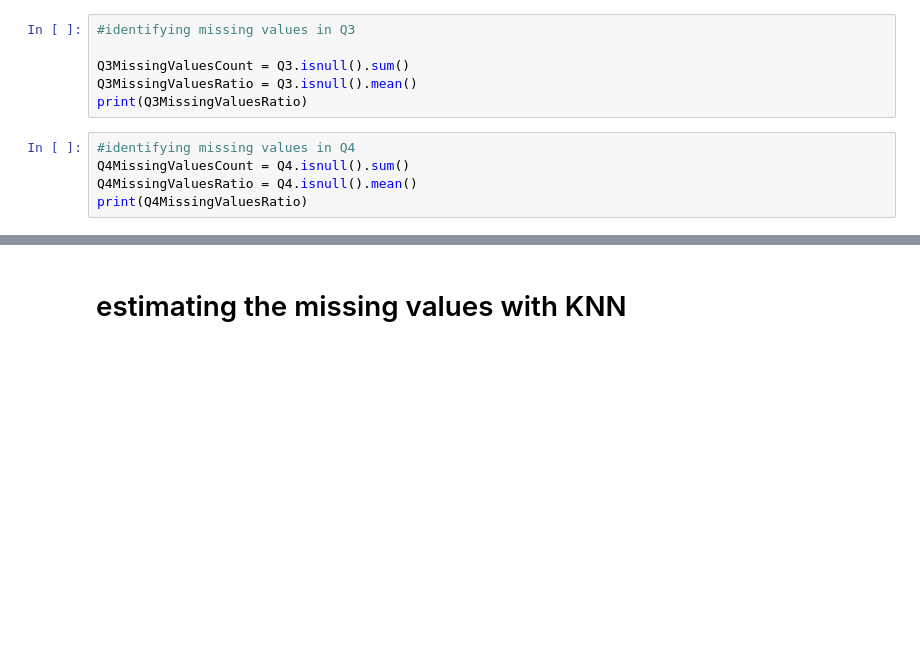
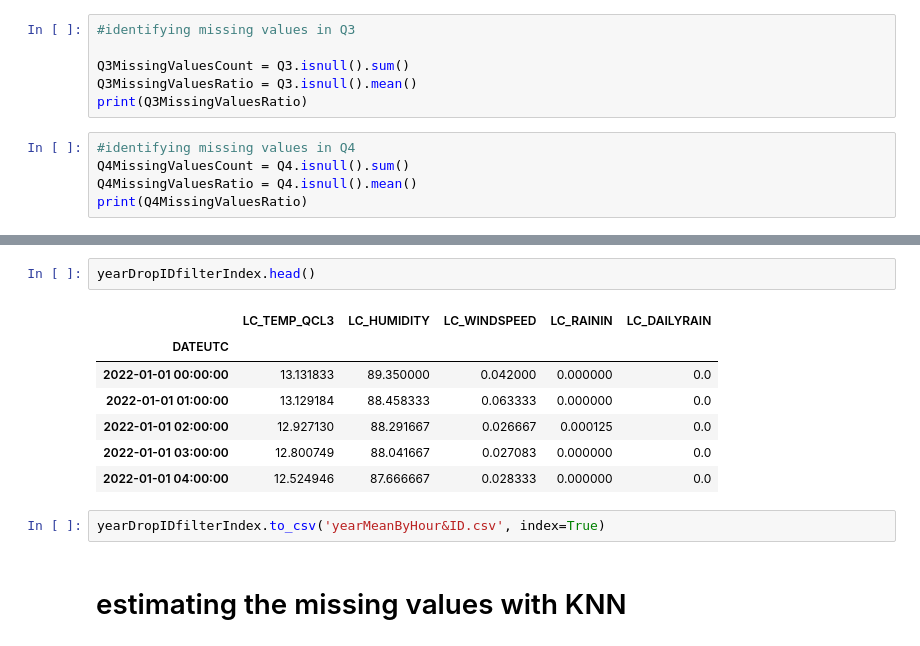
Before and after one commit to joaodpcm/MDA, a Jupyter notebook: DataCleaning.ipynb, the cells around one changed output, grey strips where cells are left out. Cells and saved outputs as stored; diff of their text form; blank space fills up the shorter version.

```diff
--- a/DataCleaning.ipynb
+++ b/DataCleaning.ipynb
@@ -115,3 +172,15 @@ print(yearDropIDfilter['ID'].unique())
+# %%
+yearDropIDfilterIndex.head()
+# %% [output]
+|  | LC_TEMP_QCL3 | LC_HUMIDITY | LC_WINDSPEED | LC_RAININ | LC_DAILYRAIN |
+| DATEUTC |  |  |  |  |  |
+| 2022-01-01 00:00:00 | 13.131833 | 89.350000 | 0.042000 | 0.000000 | 0.0 |
+| 2022-01-01 01:00:00 | 13.129184 | 88.458333 | 0.063333 | 0.000000 | 0.0 |
+| 2022-01-01 02:00:00 | 12.927130 | 88.291667 | 0.026667 | 0.000125 | 0.0 |
+| 2022-01-01 03:00:00 | 12.800749 | 88.041667 | 0.027083 | 0.000000 | 0.0 |
+| 2022-01-01 04:00:00 | 12.524946 | 87.666667 | 0.028333 | 0.000000 | 0.0 |
+# %%
+yearDropIDfilterIndex.to_csv('yearMeanByHour&ID.csv', index=True)
 # %% [markdown]
 # estimating the missing values with KNN
 # %%
```
Also changed, not shown: parts of 10 cells of this notebook, 1 other file.
